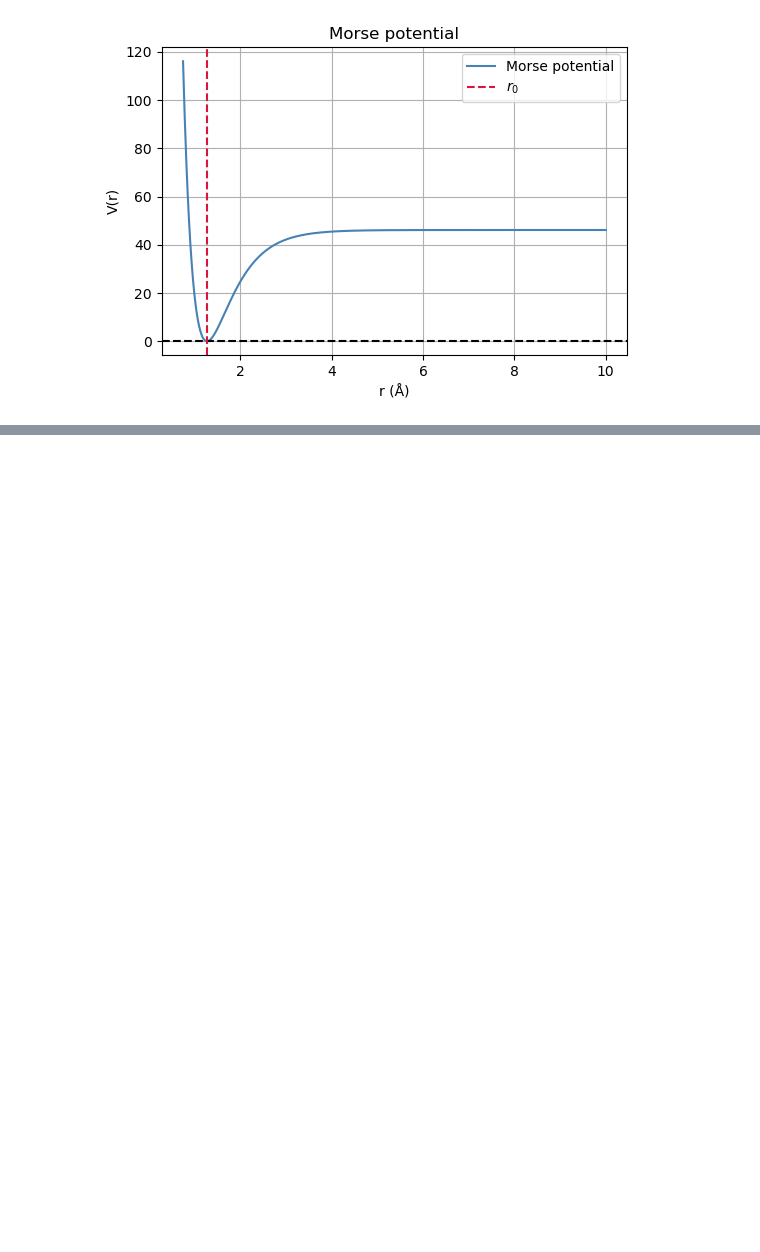
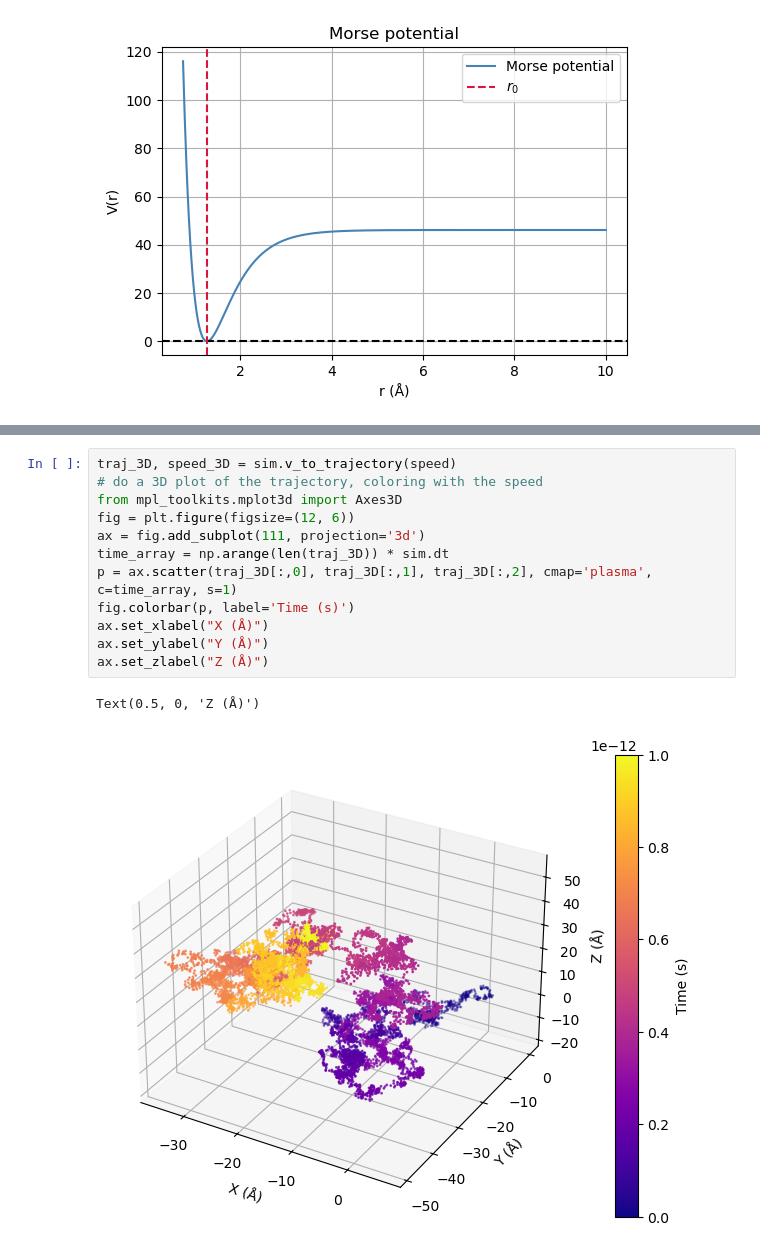
Before and after one commit to JeanCHDJdev/md-langevin, a Jupyter notebook: simulation.ipynb, the cells around one changed output, grey strips where cells are left out. Drawn from its saved outputs; the diff is of its cells as text; blank space fills up the shorter version.

```diff
--- a/simulation.ipynb
+++ b/simulation.ipynb
@@ -38,0 +39,15 @@ plt.grid(True, alpha=0.5)
+# %%
+traj_3D, speed_3D = sim.v_to_trajectory(speed)
+# do a 3D plot of the trajectory, coloring with the speed
+from mpl_toolkits.mplot3d import Axes3D
+fig = plt.figure(figsize=(12, 6))
+ax = fig.add_subplot(111, projection='3d')
+time_array = np.arange(len(traj_3D)) * sim.dt
+p = ax.scatter(traj_3D[:,0], traj_3D[:,1], traj_3D[:,2], cmap='plasma', c=time_array, s=1)
+fig.colorbar(p, label='Time (s)')
+ax.set_xlabel("X (Å)")
+ax.set_ylabel("Y (Å)")
+ax.set_zlabel("Z (Å)")
+# %% [output]
+Text(0.5, 0, 'Z (Å)')
+[figure, added]
```
Also changed, not shown: parts of 2 cells of this notebook, 1 other file.
